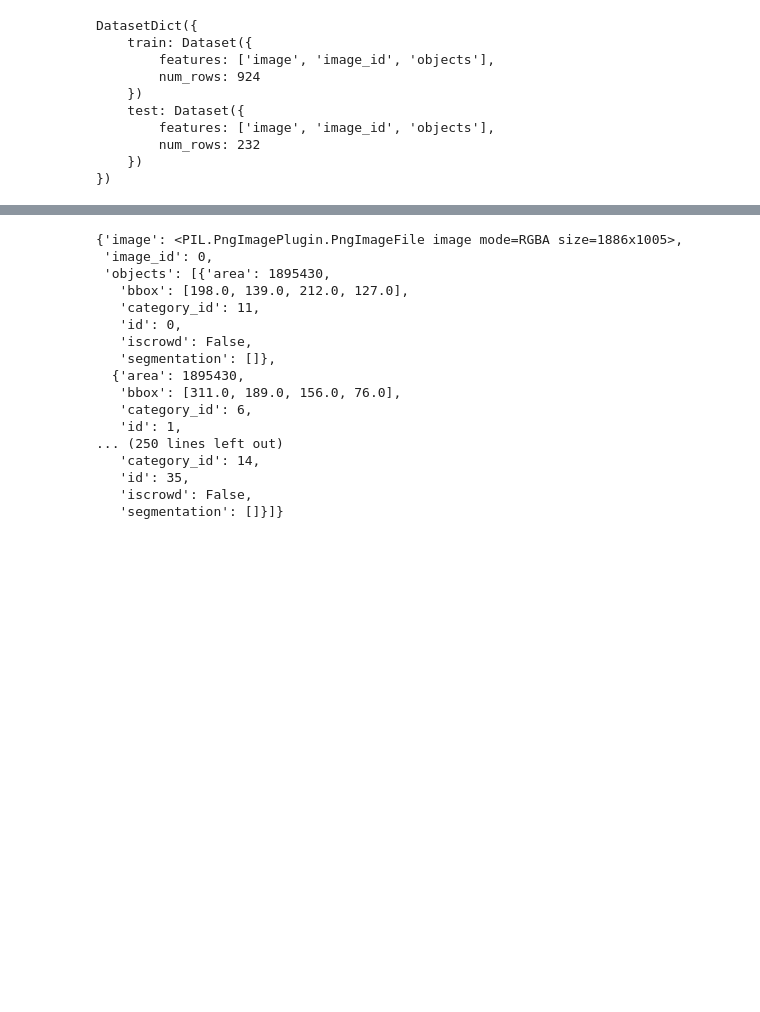
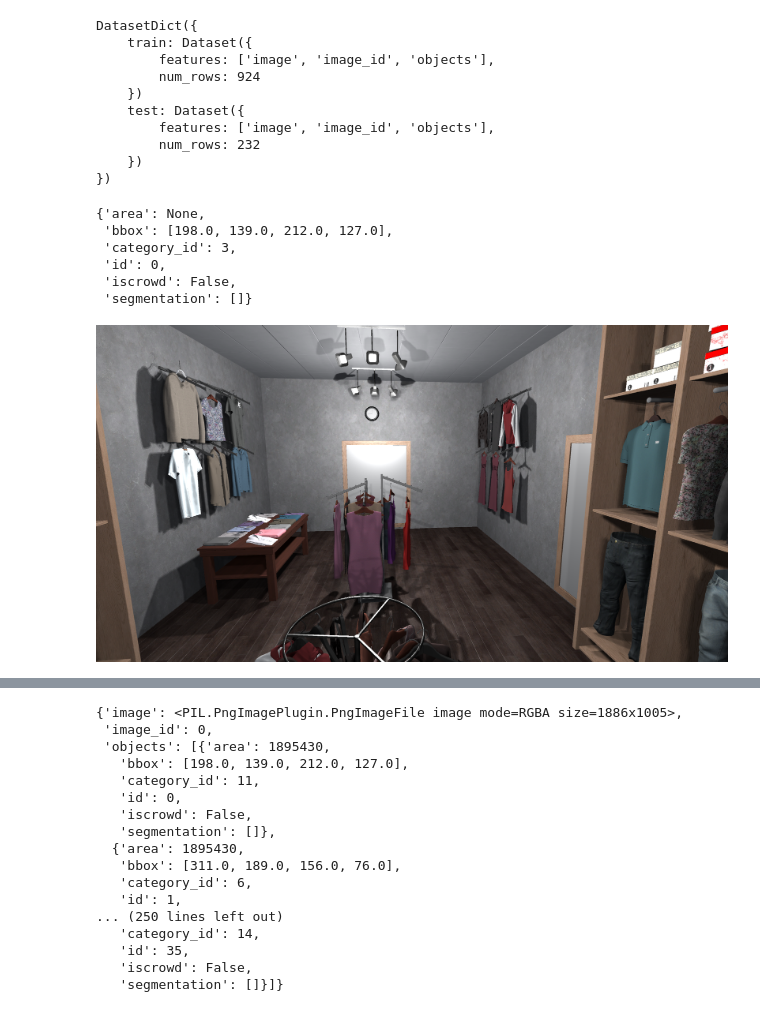
Before and after one commit to holylovenia/multimodal-object-identification, a Jupyter notebook: visual-encoder-exploration.ipynb, the cells around one changed output, grey strips where cells are left out. Cells and saved outputs as stored; diff of their text form; code cells hidden in the pictures; blank space fills up the shorter version.

```diff
--- a/visual-encoder-exploration.ipynb
+++ b/visual-encoder-exploration.ipynb
@@ -275,3 +275,16 @@ DatasetDict({
         num_rows: 232
     })
 })
+# %%
+dataset[0]["objects"][0]
+# %% [output]
+{'area': None,
+ 'bbox': [198.0, 139.0, 212.0, 127.0],
+ 'category_id': 3,
+ 'id': 0,
+ 'iscrowd': False,
+ 'segmentation': []}
+# %%
+dataset[0]["image"]
+# %% [output]
+[figure, added]
```
Also changed, not shown: parts of 1 cell of this notebook, 13 other files.
